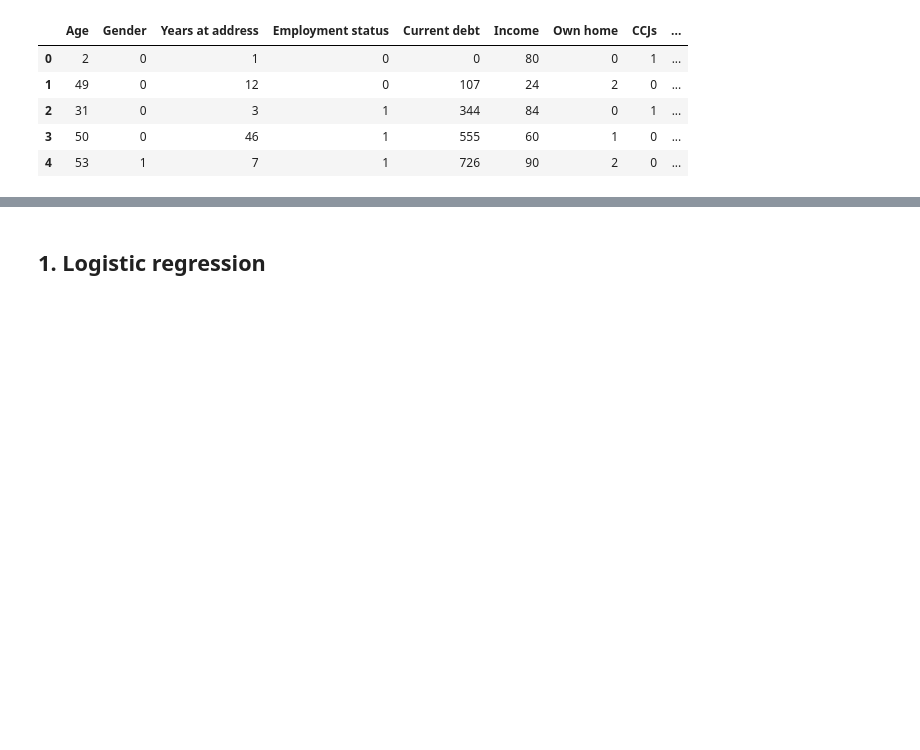
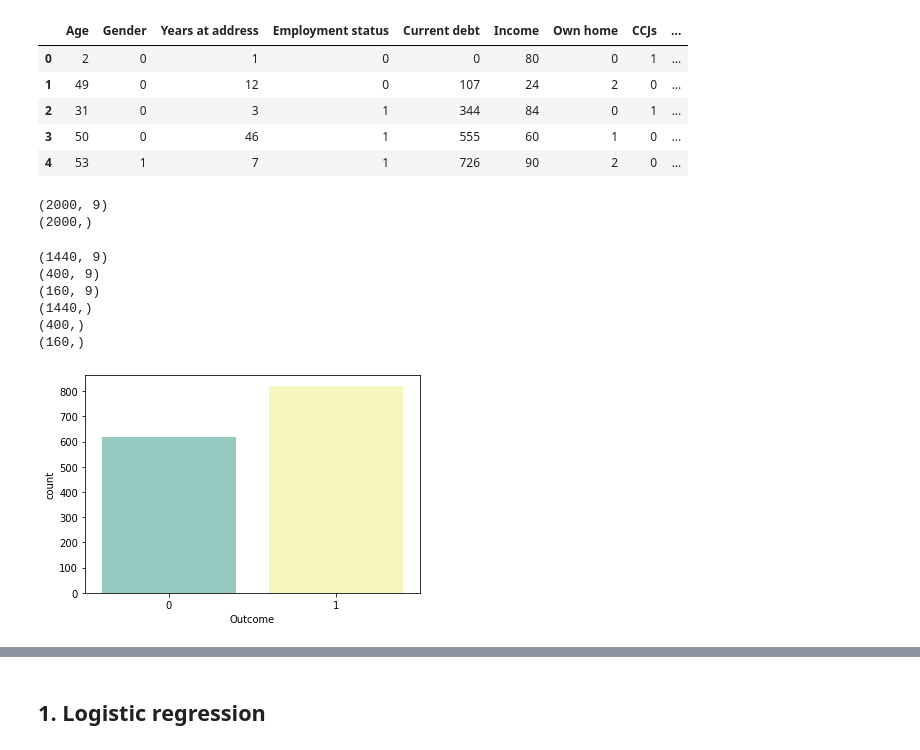
Before and after one commit to John-Ad/DTA-Assignment, a Jupyter notebook: dta_assignment/Assignment code.ipynb, the cells around one changed output, grey strips where cells are left out. Saved outputs shown, nothing was run; the diff lists cells and outputs as text; code cells hidden in the pictures; blank space fills up the shorter version.

Commit message:
Added additional Details to Logistic Reg. Model and ROC curve
1. split data for test, validation and train. 2. Added more methodical methods and measurements. 3. Hyperparameter tuning. 4. ROC Curve

```diff
--- a/dta_assignment/Assignment code.ipynb
+++ b/dta_assignment/Assignment code.ipynb
@@ -523,12 +526,44 @@ loanData.head()
 | 2 | 31 | 0 | 3 | 1 | 344 | 84 | 0 | 1 | ... |
 | 3 | 50 | 0 | 46 | 1 | 555 | 60 | 1 | 0 | ... |
 | 4 | 53 | 1 | 7 | 1 | 726 | 90 | 2 | 0 | ... |
+# %%
+X = loanData.drop(columns='Outcome').values
+X
+y = loanData['Outcome']
+# y = y.astype(int)  # convert y values to int if not already done
+y
+
+print(X.shape)
+print(y.shape)
+# %% [output]
+(2000, 9)
+(2000,)
 # %%
+# Hold-out Validation (split data 70 = training,20 = validation,10 = testing)
 
-X=loanData.drop(columns='Outcome')
-y=loanData['Outcome']
+#first one
+X_train, X_test, y_train, y_test = train_test_split(X, y, train_size = 0.8, test_size=0.2, random_state = 15)
 
-# loanData.isna().sum()
+#second one
+X_train, X_valid, y_train, y_valid = train_test_split(X_train, y_train, train_size = 0.9, test_size= 0.1, random_state=15)
 
-# split data into training and testing sets
-X_train, X_test, y_train, y_test = train_test_split(X,y,test_size=0.1)
+print(X_train.shape)
+print(X_test.shape)
+print(X_valid.shape)
+
+print(y_train.shape)
+print(y_test.shape)
+print(y_valid.shape)
+# %% [output]
+(1440, 9)
+(400, 9)
+(160, 9)
+(1440,)
+(400,)
+(160,)
+# %%
+# Investigate the distribution of all y's (make sure datasets are balanced)
+
+ax = sns.countplot(x = y_train, palette = "Set3")
+# %% [output]
+[figure, added]
```
Also changed, not shown: parts of 29 cells of this notebook.
